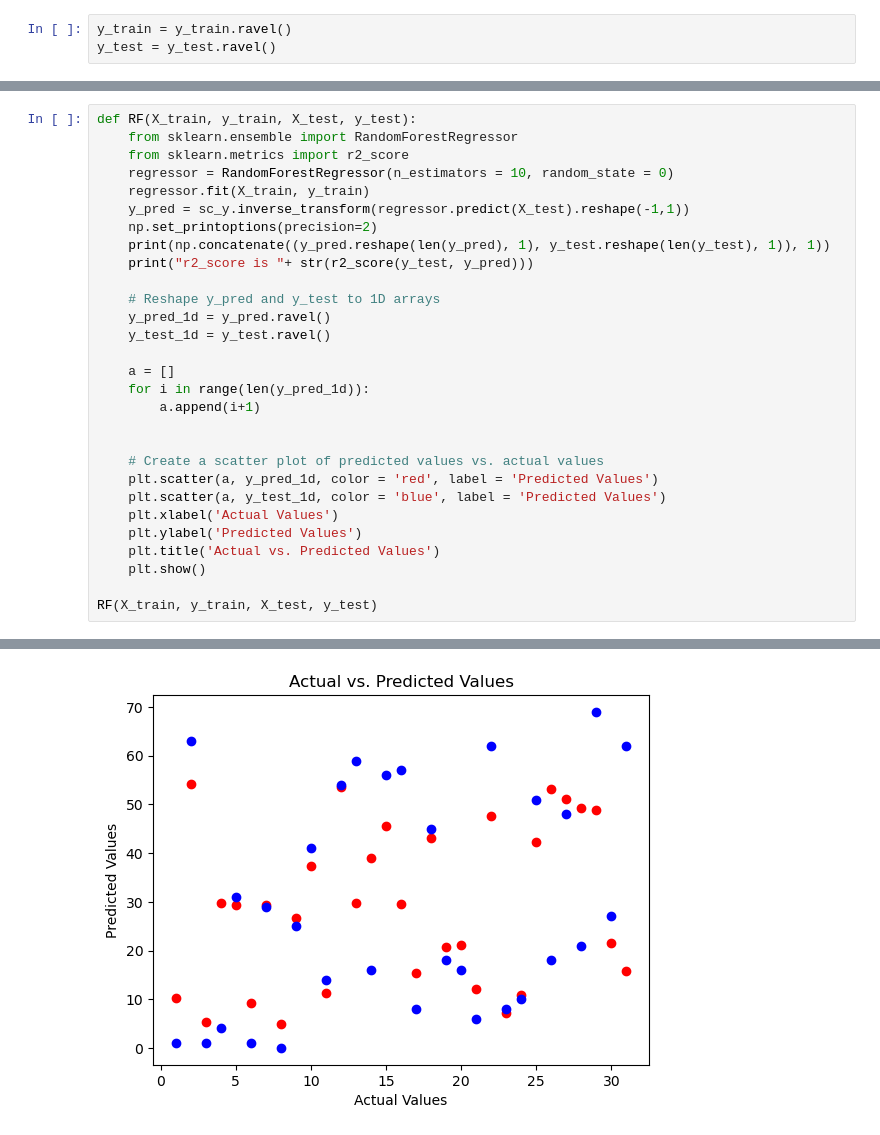
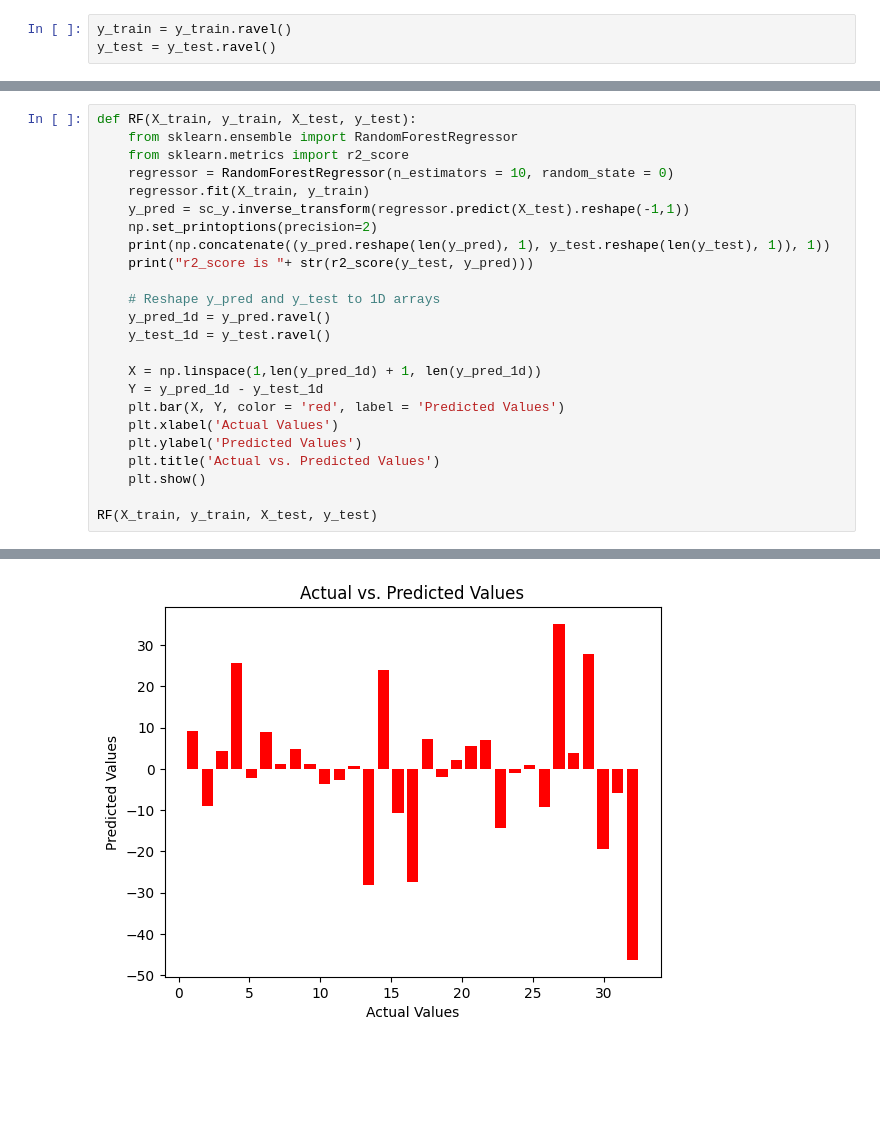
Before and after one commit to depleur/cricforecast, a Jupyter notebook: training.ipynb, the cells around one changed output, grey strips where cells are left out. Saved outputs shown, nothing was run; the diff lists cells and outputs as text; blank space fills up the shorter version.

```diff
--- a/training.ipynb
+++ b/training.ipynb
@@ -165,14 +194,9 @@ def RF(X_train, y_train, X_test, y_test):
     y_pred_1d = y_pred.ravel()
     y_test_1d = y_test.ravel()
 
-    a = []
-    for i in range(len(y_pred_1d)):
-        a.append(i+1)
-
-
-    # Create a scatter plot of predicted values vs. actual values
-    plt.scatter(a, y_pred_1d, color = 'red', label = 'Predicted Values')
-    plt.scatter(a, y_test_1d, color = 'blue', label = 'Predicted Values')
+    X = np.linspace(1,len(y_pred_1d) + 1, len(y_pred_1d))
+    Y = y_pred_1d - y_test_1d
+    plt.bar(X, Y, color = 'red', label = 'Predicted Values')
     plt.xlabel('Actual Values')
     plt.ylabel('Predicted Values')
     plt.title('Actual vs. Predicted Values')
@@ -200,4 +224,4 @@ r2_score is 0.474610646297119
-[figure, old version]
+[figure, new version]
 # %%
 def SVR(X_train, y_train, X_test, y_test):
     from sklearn.svm import SVR
```
Also changed, not shown: parts of 5 cells of this notebook.
